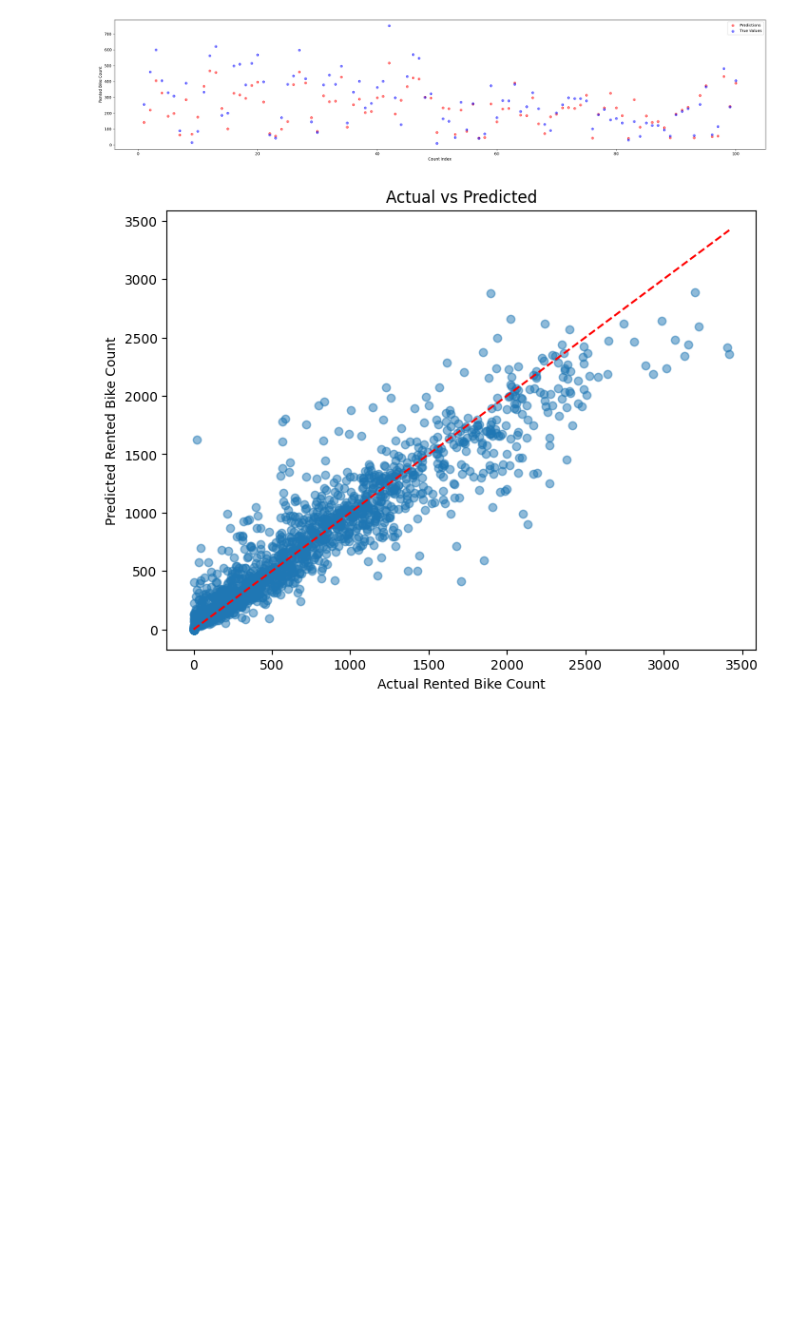
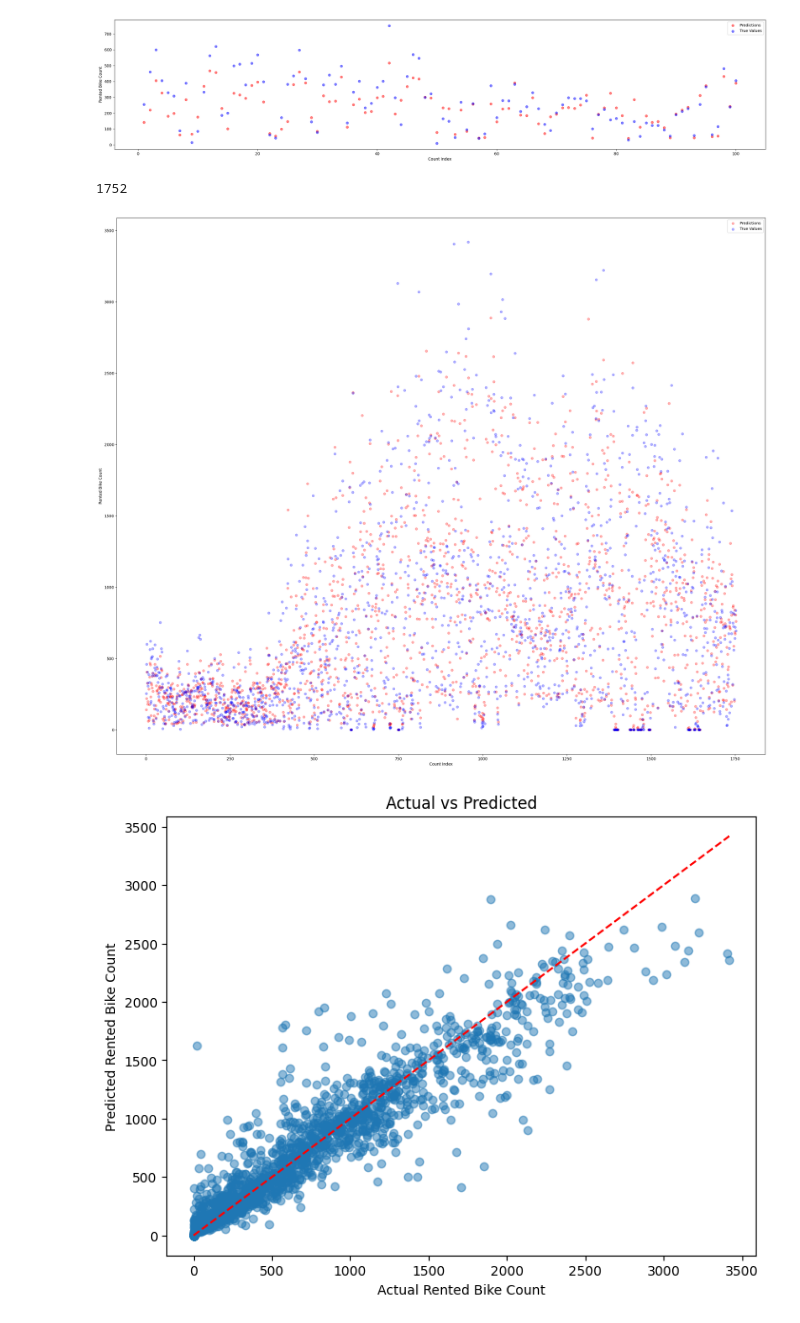
Before and after one commit to yna2131/AI_Forecast2Ride, a Jupyter notebook: ModelTraining.ipynb, the cells around one changed output. Cells and saved outputs as stored; diff of their text form; code cells hidden in the pictures; blank space fills up the shorter version.

```diff
--- a/ModelTraining.ipynb
+++ b/ModelTraining.ipynb
@@ -44,6 +44,19 @@ ax.legend()
 plt.show()
 # %% [output]
 [figure]
+# %%
+fig, ax = plt.subplots(figsize=(30, 25))
+a = ax
+ax.scatter(range(1, 1753), y_pred, color='red', alpha=0.3, label='Predictions')
+ax.scatter(range(1, 1753), test_label, color='blue', alpha=0.3, label='True Values')
+print(len(test_label))
+ax.set_xlabel('Count Index')
+ax.set_ylabel('Rented Bike Count')
+ax.legend()
+plt.show()
+# %% [output]
+1752
+[figure, added]
 # %%
 plt.figure(figsize=(8, 6))
 plt.scatter(y_test, y_pred, alpha=0.5)
```
Also changed, not shown: parts of 2 cells of this notebook, 3 other files.
